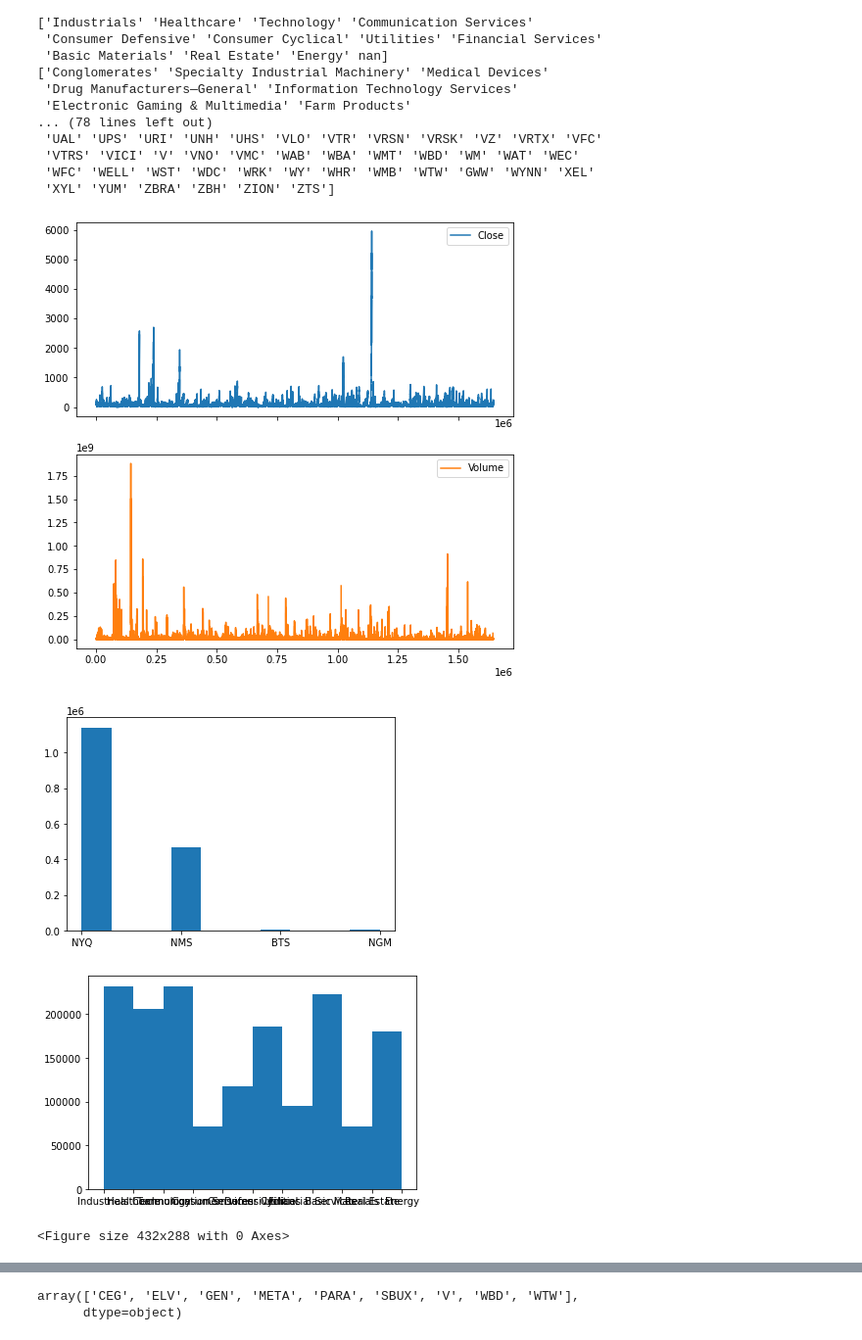
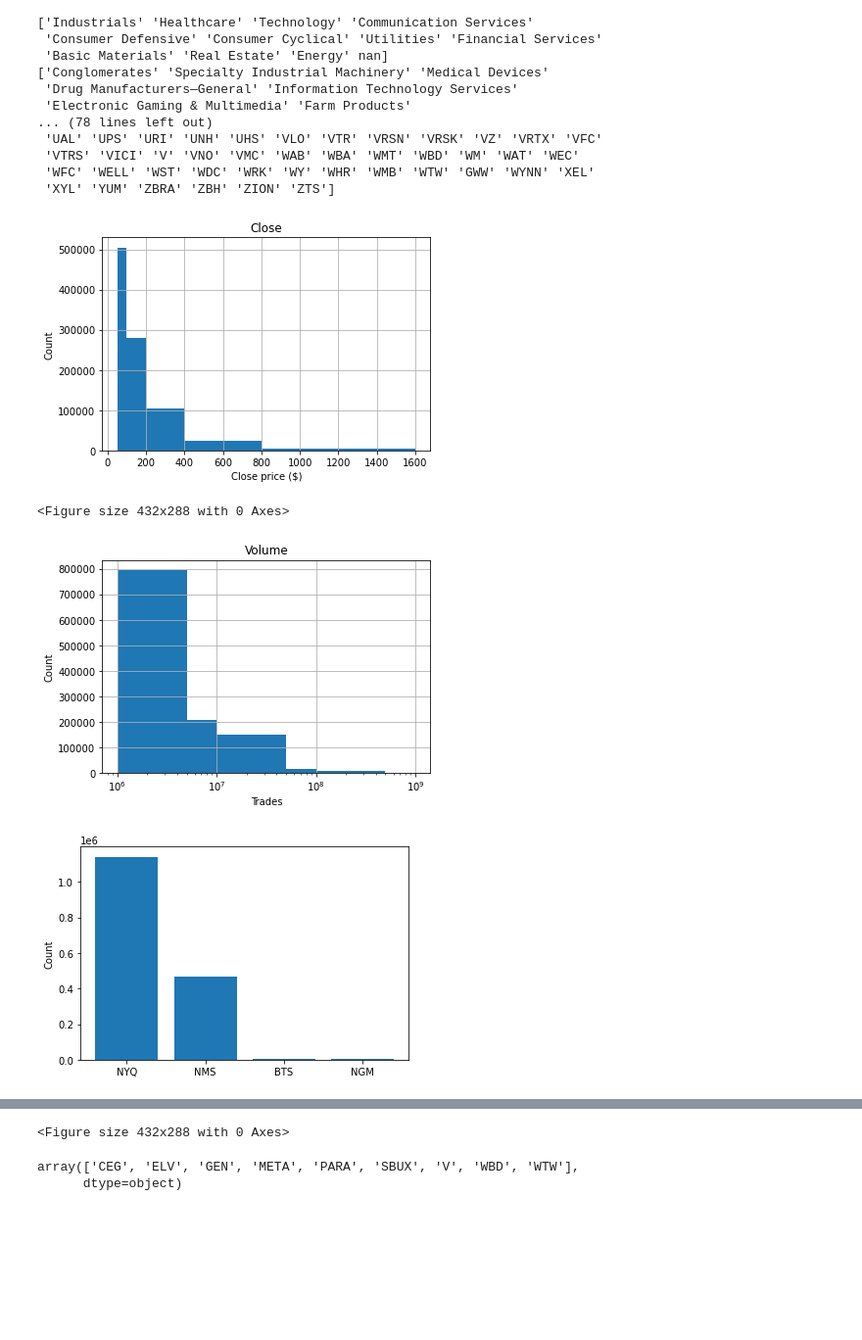
Before and after one commit to bunged2/Springboard-Capstone-2, a Jupyter notebook: data_wrangling_notebook.ipynb, the cells around one changed output, grey strips where cells are left out. Shown at 98% size. Drawn from its saved outputs; the diff is of its cells as text; code cells hidden in the pictures; blank space fills up the shorter version.

Commit message:
changed data wrangling, created eda

```diff
--- a/data_wrangling_notebook.ipynb
+++ b/data_wrangling_notebook.ipynb
@@ -73,17 +76,31 @@ Index(['Date', 'Symbol', 'Adj Close', 'Close', 'High', 'Low', 'Open', 'Volume',
  'XYL' 'YUM' 'ZBRA' 'ZBH' 'ZION' 'ZTS']
 # %%
 #Plotting some distributions
-data.plot(y=['Close', 'Volume'], subplots=True, figsize = (8,8))
+data.hist('Close', bins=[50, 100, 200, 400, 800, 1600])
+plt.ylabel('Count')
+plt.xlabel('Close price ($)')
 plt.show()
 plt.clf()
-plt.hist(data['Exchange'].dropna())
+
+data.hist('Volume', bins=[1e6, 5e6, 1e7, 5e7, 1e8, 5e8, 1e9])
+plt.xscale('log')
+plt.ylabel('Count')
+plt.xlabel('Trades')
 plt.show()
 plt.clf()
-plt.hist(data['Sector'].dropna())
+
+plt.bar(data['Exchange'].value_counts().index, data['Exchange'].value_counts().values)
+plt.ylabel('Count')
 plt.show()
 plt.clf()
+
+plt.bar(data['Sector'].value_counts().index, data['Sector'].value_counts().values)
+plt.ylabel('Count')
+plt.xticks(rotation='vertical')
+plt.show()
+plt.clf()
 # %% [output]
-[figure, old version]
+[figure, new version]
+<Figure size 432x288 with 0 Axes>
-[figure, old version]
+[figure, new version]
-[figure, old version]
+[figure, new version]
-<Figure size 432x288 with 0 Axes>
@@ -90 +108,2 @@ plt.clf()
+<Figure size 432x288 with 0 Axes>
 # %%
```
Also changed, not shown: parts of 10 cells of this notebook, 1 other file.
